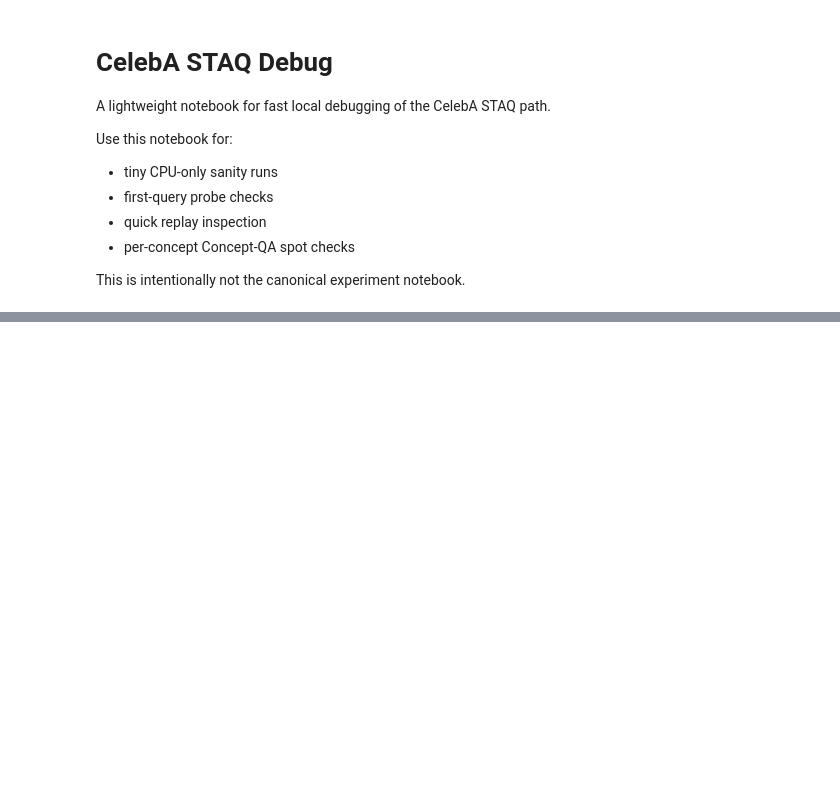
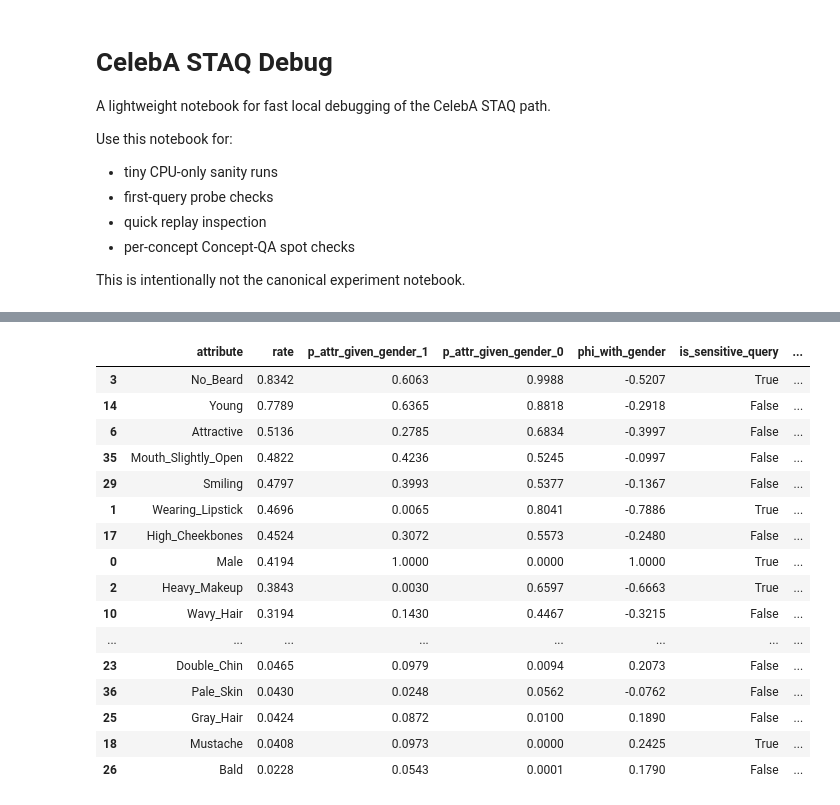
Before and after one commit to amiaty/staq, a Jupyter notebook: notebooks/celeba_staq_debug.ipynb, the cells around one changed output, grey strips where cells are left out. Drawn from its saved outputs; the diff is of its cells as text; code cells hidden in the pictures; blank space fills up the shorter version.

```diff
--- a/notebooks/celeba_staq_debug.ipynb
+++ b/notebooks/celeba_staq_debug.ipynb
@@ -121,7 +132,6 @@ spec = load_celeba_attribute_spec(
     root=paths.data_root,
     target_attribute=config.target_attribute,
     sensitive_attributes=config.sensitive_attributes,
-    excluded_query_attributes=config.excluded_query_attributes,
     download=download_celeba,
 )
 positive_class_idx = 1
@@ -166,3 +238,31 @@ print(f"train/valid/test sizes: {len(staq_train_loader.dataset)}, {len(staq_vali
+# %%
+import pandas as pd
+
+pd.set_option("display.max_rows", None)
+pd.set_option("display.max_columns", None)
+pd.set_option("display.width", 140)
+
+attribute_stats_df = pd.DataFrame(attribute_stats_sorted)
+attribute_stats_df.sort_values("rate", ascending=False, inplace=True)
+attribute_stats_df
+# %% [output]
+|  | attribute | rate | p_attr_given_gender_1 | p_attr_given_gender_0 | phi_with_gender | is_sensitive_query | ... |
+| 3 | No_Beard | 0.8342 | 0.6063 | 0.9988 | -0.5207 | True | ... |
+| 14 | Young | 0.7789 | 0.6365 | 0.8818 | -0.2918 | False | ... |
+| 6 | Attractive | 0.5136 | 0.2785 | 0.6834 | -0.3997 | False | ... |
+| 35 | Mouth_Slightly_Open | 0.4822 | 0.4236 | 0.5245 | -0.0997 | False | ... |
+| 29 | Smiling | 0.4797 | 0.3993 | 0.5377 | -0.1367 | False | ... |
+| 1 | Wearing_Lipstick | 0.4696 | 0.0065 | 0.8041 | -0.7886 | True | ... |
+| 17 | High_Cheekbones | 0.4524 | 0.3072 | 0.5573 | -0.2480 | False | ... |
+| 0 | Male | 0.4194 | 1.0000 | 0.0000 | 1.0000 | True | ... |
+| 2 | Heavy_Makeup | 0.3843 | 0.0030 | 0.6597 | -0.6663 | True | ... |
+| 10 | Wavy_Hair | 0.3194 | 0.1430 | 0.4467 | -0.3215 | False | ... |
+| ... | ... | ... | ... | ... | ... | ... | ... |
+| 23 | Double_Chin | 0.0465 | 0.0979 | 0.0094 | 0.2073 | False | ... |
+| 36 | Pale_Skin | 0.0430 | 0.0248 | 0.0562 | -0.0762 | False | ... |
+| 25 | Gray_Hair | 0.0424 | 0.0872 | 0.0100 | 0.1890 | False | ... |
+| 18 | Mustache | 0.0408 | 0.0973 | 0.0000 | 0.2425 | True | ... |
+| 26 | Bald | 0.0228 | 0.0543 | 0.0001 | 0.1790 | False | ... |
 # %%
 source_qa_checkpoint = paths.checkpoints_root / f"concept_qa_{qa_source_experiment}.pt"
 
```
Also changed, not shown: parts of 5 cells of this notebook, 3 other files.
